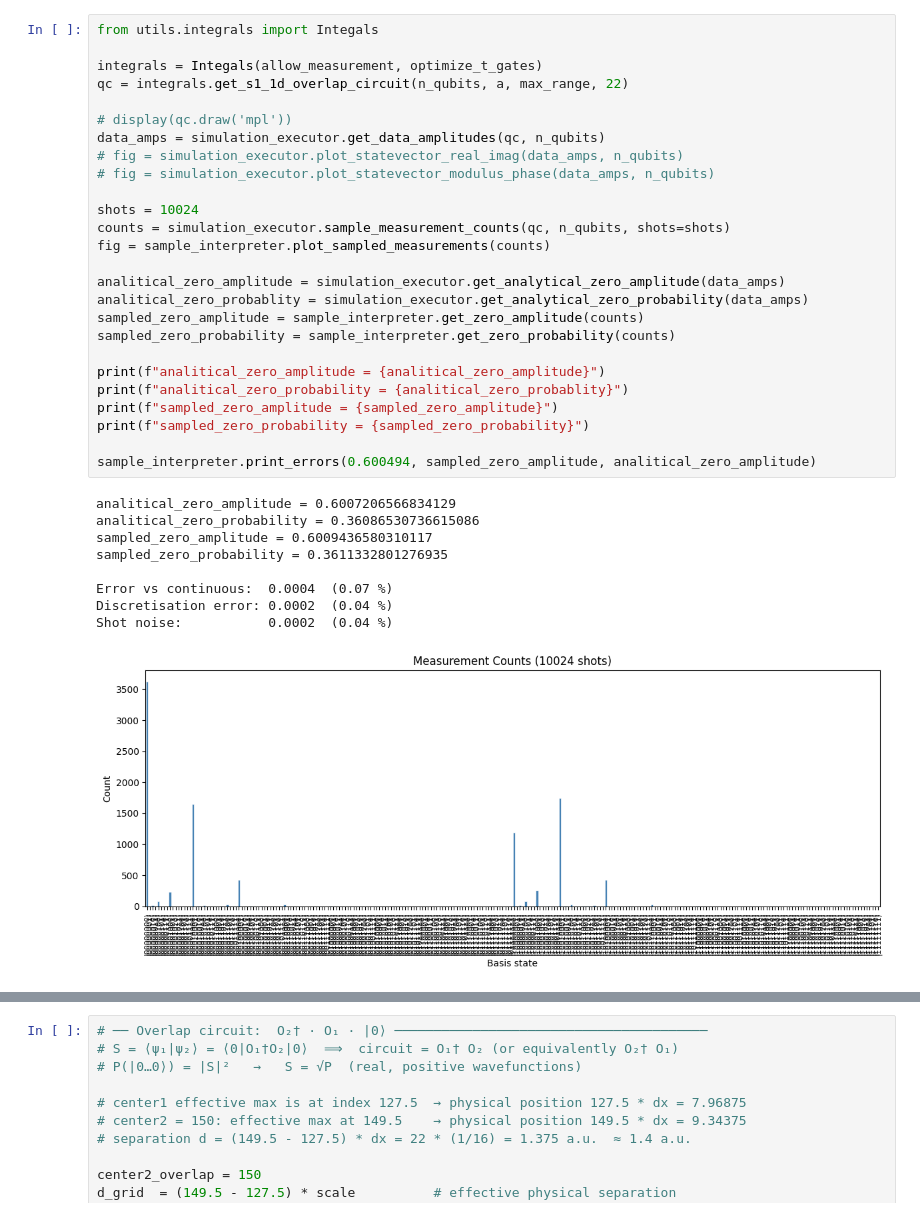
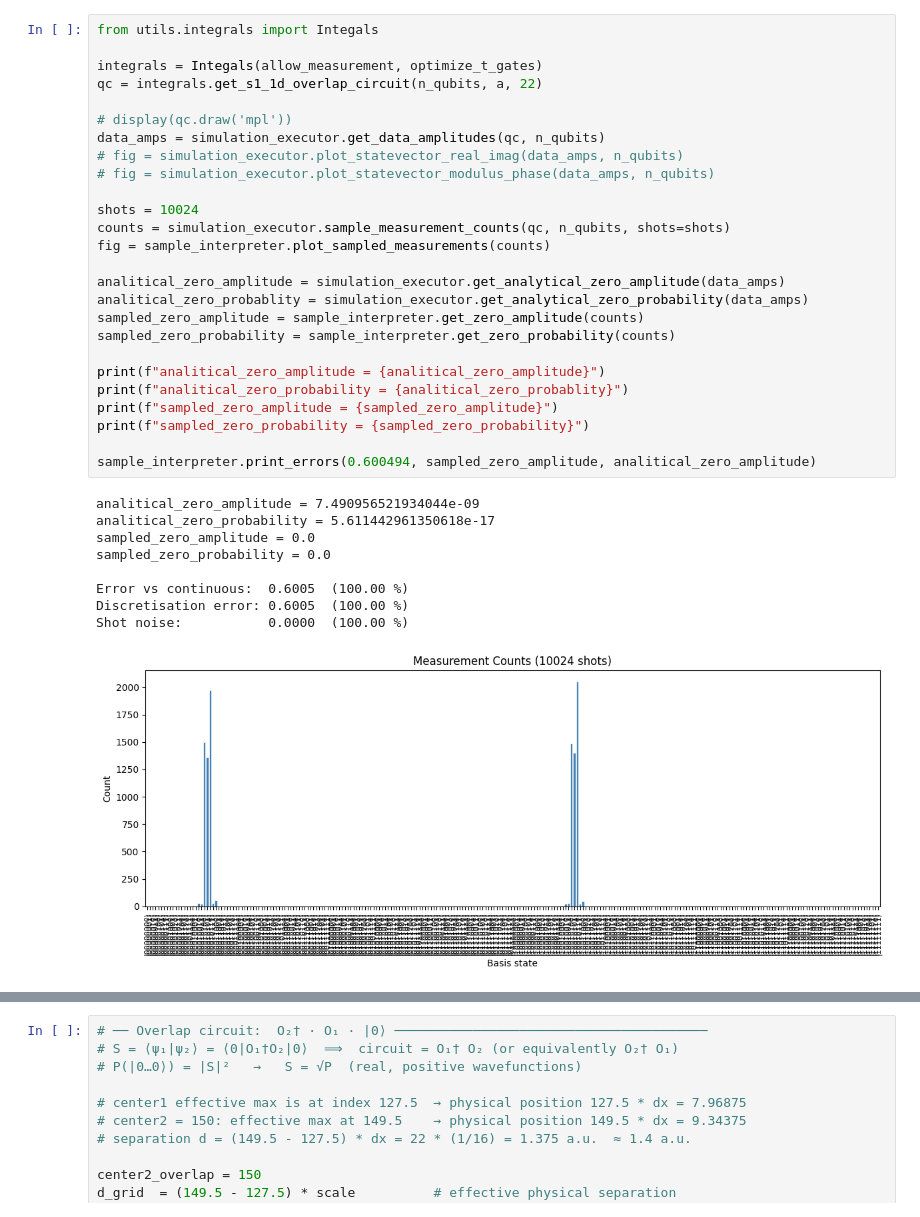
Before and after one commit to sorin-bolos/QuantumComputingResearch, a Jupyter notebook: STOsInMoleculeSymulations/STOs1D copy.ipynb, the cells around one changed output, grey strips where cells are left out. Saved outputs shown, nothing was run; the diff lists cells and outputs as text.

```diff
--- a/STOsInMoleculeSymulations/STOs1D copy.ipynb
+++ b/STOsInMoleculeSymulations/STOs1D copy.ipynb
@@ -96,39 +94,39 @@ fig = sample_interpreter.plot_sampled_measurements(counts)
 # %%
 from utils.integrals import Integals
 
 integrals = Integals(allow_measurement, optimize_t_gates)
-qc = integrals.get_s1_1d_overlap_circuit(n_qubits, a, max_range, 22)
+qc = integrals.get_s1_1d_overlap_circuit(n_qubits, a, 22)
 
 # display(qc.draw('mpl'))
 data_amps = simulation_executor.get_data_amplitudes(qc, n_qubits)
 # fig = simulation_executor.plot_statevector_real_imag(data_amps, n_qubits)
 # fig = simulation_executor.plot_statevector_modulus_phase(data_amps, n_qubits)
 
 shots = 10024
 counts = simulation_executor.sample_measurement_counts(qc, n_qubits, shots=shots)
 fig = sample_interpreter.plot_sampled_measurements(counts)
 
 analitical_zero_amplitude = simulation_executor.get_analytical_zero_amplitude(data_amps)
 analitical_zero_probablity = simulation_executor.get_analytical_zero_probability(data_amps)
 sampled_zero_amplitude = sample_interpreter.get_zero_amplitude(counts)
 sampled_zero_probability = sample_interpreter.get_zero_probability(counts)
 
 print(f"analitical_zero_amplitude = {analitical_zero_amplitude}")
 print(f"analitical_zero_probability = {analitical_zero_probablity}")
 print(f"sampled_zero_amplitude = {sampled_zero_amplitude}")
 print(f"sampled_zero_probability = {sampled_zero_probability}")
 
 sample_interpreter.print_errors(0.600494, sampled_zero_amplitude, analitical_zero_amplitude)
 # %% [output]
-analitical_zero_amplitude = 0.6007206566834129
-analitical_zero_probability = 0.36086530736615086
-sampled_zero_amplitude = 0.6009436580310117
-sampled_zero_probability = 0.3611332801276935
+analitical_zero_amplitude = 7.490956521934044e-09
+analitical_zero_probability = 5.611442961350618e-17
+sampled_zero_amplitude = 0.0
+sampled_zero_probability = 0.0
 
-Error vs continuous:  0.0004  (0.07 %)
-Discretisation error: 0.0002  (0.04 %)
-Shot noise:           0.0002  (0.04 %)
+Error vs continuous:  0.6005  (100.00 %)
+Discretisation error: 0.6005  (100.00 %)
+Shot noise:           0.0000  (100.00 %)
-[figure, old version]
+[figure, new version]
 # %%
 qc.draw('mpl')
 # %% [output]
```
Also changed, not shown: parts of 6 cells of this notebook, 7 other files.
